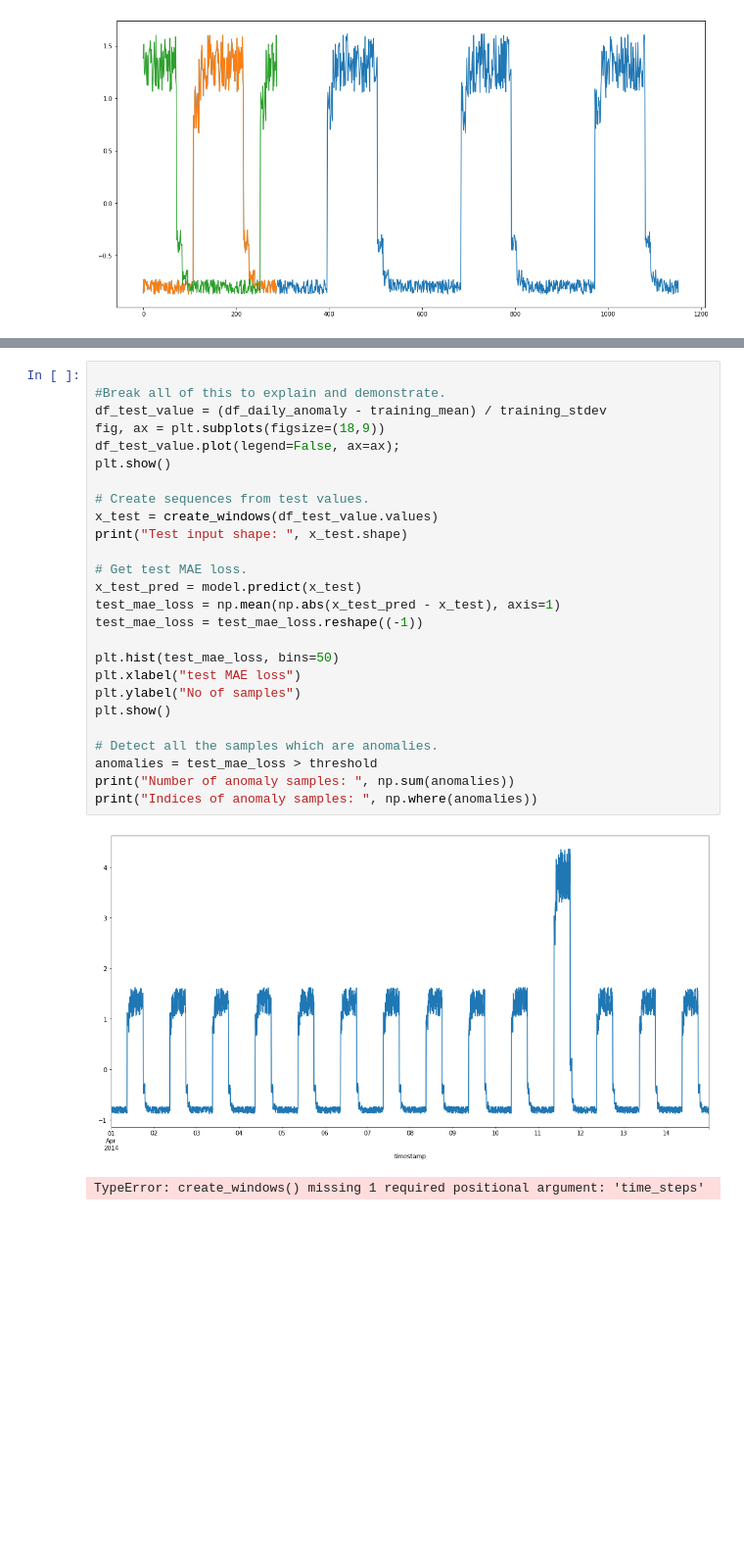
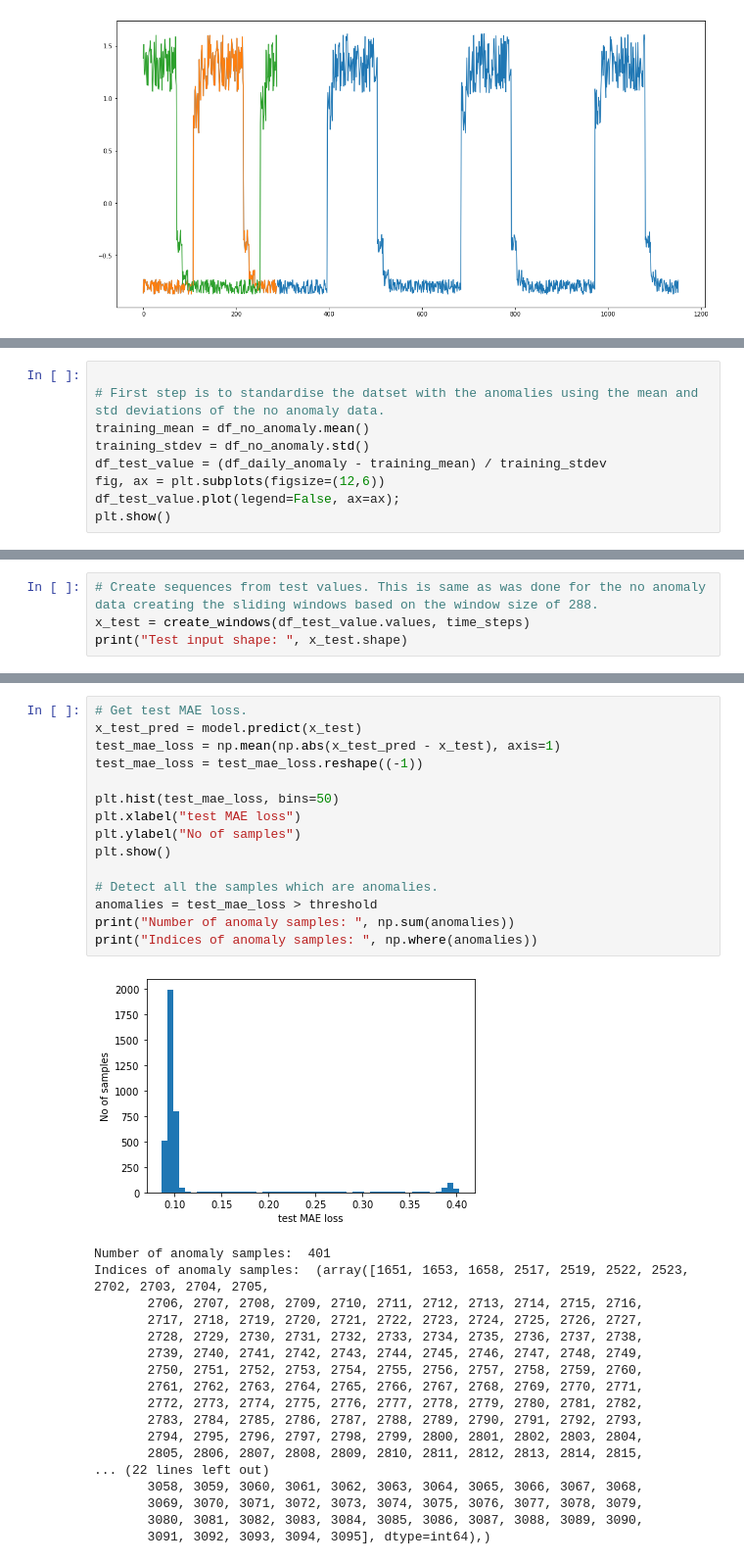
Before and after one commit to donneger/machinelearning_statistics, a Jupyter notebook: ml_project/ml_evaluation.ipynb, the cells around one changed output, grey strips where cells are left out. Shown: that part at 98% size. Cells and saved outputs as stored; diff of their text form; blank space fills up the shorter version.

Commit message:
Describing and evaluation of the anomaly detection.

```diff
--- a/ml_project/ml_evaluation.ipynb
+++ b/ml_project/ml_evaluation.ipynb
@@ -517,0 +541,9 @@ plt.plot(x_train_pred[0]);
+# %%
+
+# First step is to standardise the datset with the anomalies using the mean and std deviations of the no anomaly data.
+training_mean = df_no_anomaly.mean()
+training_stdev = df_no_anomaly.std()
+df_test_value = (df_daily_anomaly - training_mean) / training_stdev
+fig, ax = plt.subplots(figsize=(12,6))
+df_test_value.plot(legend=False, ax=ax);
+plt.show()
@@ -517,0 +552,4 @@ plt.plot(x_train_pred[0]);
+# %%
+# Create sequences from test values. This is same as was done for the no anomaly data creating the sliding windows based on the window size of 288.
+x_test = create_windows(df_test_value.values, time_steps)
+print("Test input shape: ", x_test.shape)
@@ -518,32 +558,37 @@ plt.plot(x_train_pred[0]);
 # %%
-
-#Break all of this to explain and demonstrate.
-df_test_value = (df_daily_anomaly - training_mean) / training_stdev
-fig, ax = plt.subplots(figsize=(18,9))
-df_test_value.plot(legend=False, ax=ax);
-plt.show()
-
-# Create sequences from test values.
-x_test = create_windows(df_test_value.values)
-print("Test input shape: ", x_test.shape)
-
 # Get test MAE loss.
 x_test_pred = model.predict(x_test)
 test_mae_loss = np.mean(np.abs(x_test_pred - x_test), axis=1)
 test_mae_loss = test_mae_loss.reshape((-1))
 
 plt.hist(test_mae_loss, bins=50)
 plt.xlabel("test MAE loss")
 plt.ylabel("No of samples")
 plt.show()
 
 # Detect all the samples which are anomalies.
 anomalies = test_mae_loss > threshold
 print("Number of anomaly samples: ", np.sum(anomalies))
 print("Indices of anomaly samples: ", np.where(anomalies))
 # %% [output]
-[figure, old version]
+[figure, new version]
-TypeError: create_windows() missing 1 required positional argument: 'time_steps'
+Number of anomaly samples:  401
+Indices of anomaly samples:  (array([1651, 1653, 1658, 2517, 2519, 2522, 2523, 2702, 2703, 2704, 2705,
+       2706, 2707, 2708, 2709, 2710, 2711, 2712, 2713, 2714, 2715, 2716,
+       2717, 2718, 2719, 2720, 2721, 2722, 2723, 2724, 2725, 2726, 2727,
+       2728, 2729, 2730, 2731, 2732, 2733, 2734, 2735, 2736, 2737, 2738,
+       2739, 2740, 2741, 2742, 2743, 2744, 2745, 2746, 2747, 2748, 2749,
+       2750, 2751, 2752, 2753, 2754, 2755, 2756, 2757, 2758, 2759, 2760,
+       2761, 2762, 2763, 2764, 2765, 2766, 2767, 2768, 2769, 2770, 2771,
+       2772, 2773, 2774, 2775, 2776, 2777, 2778, 2779, 2780, 2781, 2782,
+       2783, 2784, 2785, 2786, 2787, 2788, 2789, 2790, 2791, 2792, 2793,
+       2794, 2795, 2796, 2797, 2798, 2799, 2800, 2801, 2802, 2803, 2804,
+       2805, 2806, 2807, 2808, 2809, 2810, 2811, 2812, 2813, 2814, 2815,
+... (22 lines left out)
+       3058, 3059, 3060, 3061, 3062, 3063, 3064, 3065, 3066, 3067, 3068,
+       3069, 3070, 3071, 3072, 3073, 3074, 3075, 3076, 3077, 3078, 3079,
+       3080, 3081, 3082, 3083, 3084, 3085, 3086, 3087, 3088, 3089, 3090,
+       3091, 3092, 3093, 3094, 3095], dtype=int64),)
 # %%
 # data i is an anomaly if samples [(i - timesteps + 1) to (i)] are anomalies
 #https://www.sharpsightlabs.com/blog/numpy-all/
```
Also changed, not shown: parts of 17 cells of this notebook.
